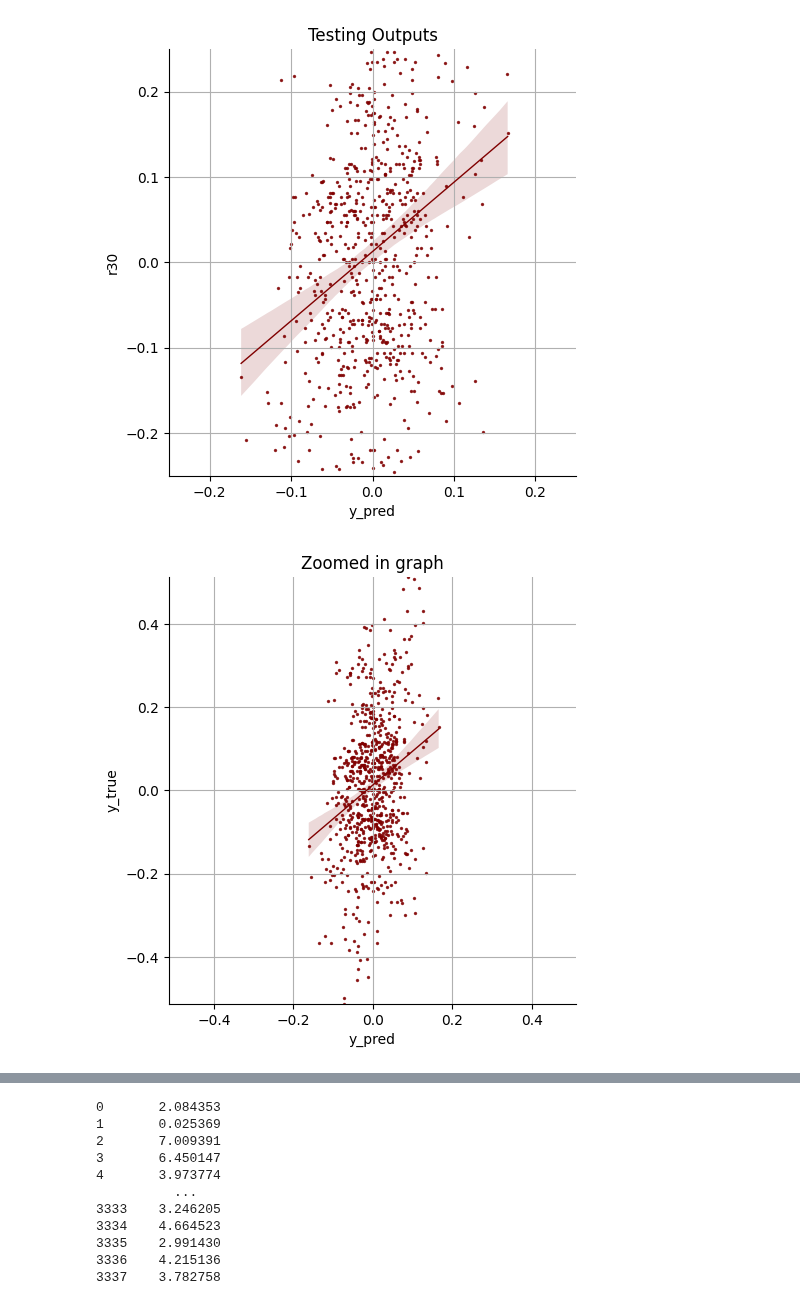
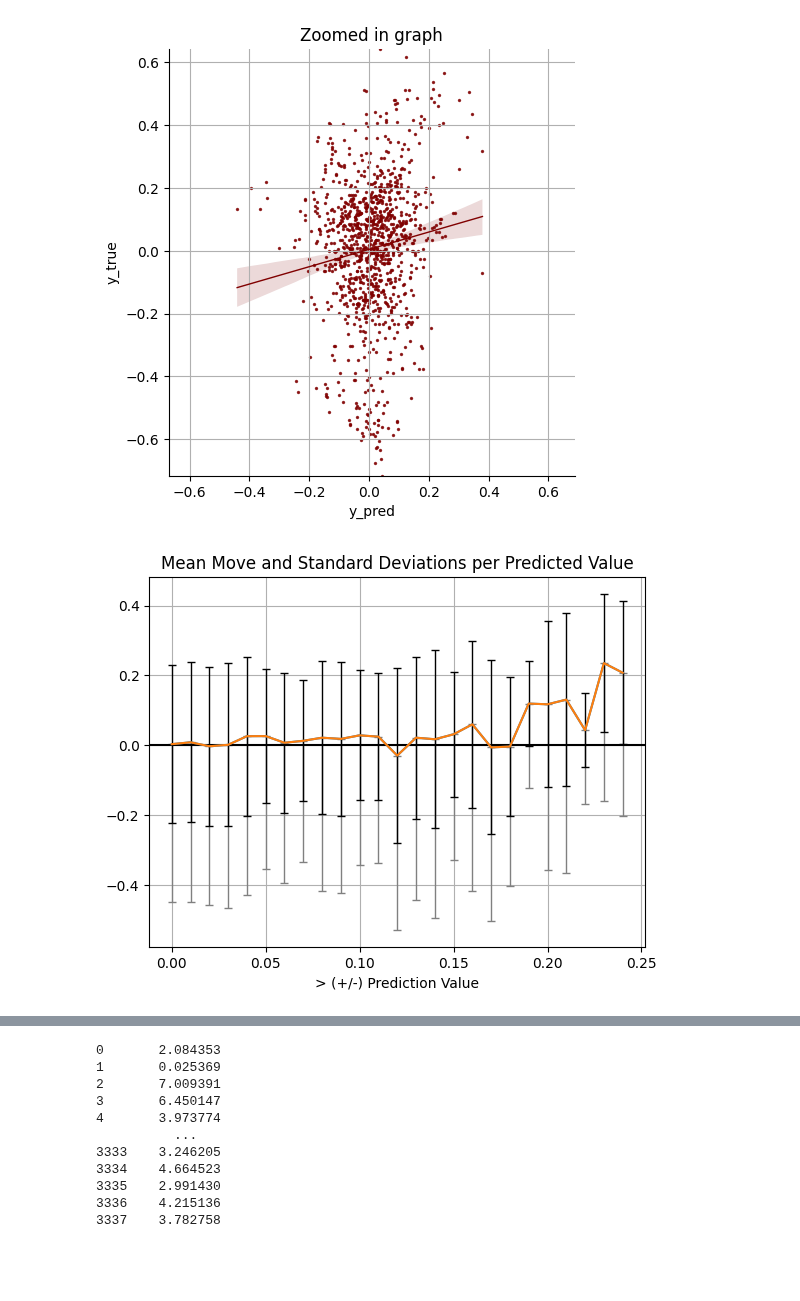
Before and after one commit to Logan-Kelsch/-ES-NN-test1, a Jupyter notebook: NN/NN_V4.0/LSTM_exam.ipynb, the cells around one changed output, grey strips where cells are left out. Cells and saved outputs as stored; diff of their text form; code cells hidden in the pictures; blank space fills up the shorter version.

Commit message:
got rid of transformation scale leak. training new model here

```diff
--- a/NN/NN_V4.0/LSTM_exam.ipynb
+++ b/NN/NN_V4.0/LSTM_exam.ipynb
@@ -32,7 +32,7 @@ data = pd.read_csv('d1_test_.csv')
 dataTRAIN = pd.read_csv('catted_1-8.csv')
 
 #      'Dr1' 'Dr3' 'Mr1' 'Mr3'
-testFor = 'r30'
+testFor = 'r60'
 timeSteps = 10
 tType = testFor[0]
 
@@ -142,11 +142,17 @@ def remove_zero_mo_samples(X, y):
     y_filtered = y[non_zero_indices]
     return X_filtered, y_filtered
 
+t0930 = -0.321405
+t1045 = -0.142368
+t1200 = 0.0366699
+t1600 = 10
+
+
 def remove_extra_filter(X, y):
-    indices = (X[:, timeSteps-1, len(Xfeatures)-3] >= -0.321405)#-3 is ToD, this value is 9:30am
+    indices = (X[:, timeSteps-1, len(Xfeatures)-3] >= t0930)#-3 is ToD, this value is 9:30am
     X = X[indices]
     y = y[indices]
-    indices = (X[:, timeSteps-1, len(Xfeatures)-3] <= 0.0366699)#-3 is ToD, this value is 12:00pm
+    indices = (X[:, timeSteps-1, len(Xfeatures)-3] <= t1200)#-3 is ToD, this value is 12:00pm
     X = X[indices]
     y = y[indices]
     return X, y
@@ -183,7 +189,7 @@ def skew_loss(y_true,y_pred,sFact=4):
 mos = X[:, timeSteps-1, len(Xfeatures)-1].mean()
 print(mos)
 
-loaded_model = tf.keras.models.load_model('r30_10s_LSTM_5.keras')#----------------------------------------------------------------------
+loaded_model = tf.keras.models.load_model('r30_10s_LSTM_13.keras')#----------------------------------------------------------------------
 loaded_model.compile(optimizer='adam',
                   loss='mse'
                   ,metrics=['R2Score','root_mean_squared_error'])
@@ -200,20 +206,17 @@ y = np.squeeze(y)
 ys = pd.DataFrame({"y_pred":y_pred,"y_true":y})
 #data.insert(1, "y_pred", y_pred, True)
 # plot 1 with axes level-plot
+'''
 g = sns.lmplot(data=ys,x="y_pred", y="y_true", scatter_kws=s_kws,line_kws=l_kws)#, hue="MO")
-
-#plt.scatter(y_pred, y, s=1)
 plt.axis('tight')
 plt.grid()
 plt.title('Testing Outputs')
 plt.xlabel('y_pred')
 plt.ylabel(testFor)
-
-
 plt.xlim(-.25,.25)
 plt.ylim(-.25,.25)
 plt.show()
-
+'''
 g = sns.lmplot(data=ys,x="y_pred", y="y_true", scatter_kws=s_kws, line_kws=l_kws)#,hue="MO")
 plt.title('Zoomed in graph')
 plt.grid()
@@ -227,7 +230,7 @@ plt.xlim(x_min, x_max)
 plt.show()
 
 #DIRECTIONAL ACCURACY #DIRECTIONAL ACCURACY  #DIRECTIONAL ACCURACY  #DIRECTIONAL ACCURACY  #DIRECTIONAL ACCURACY
-specGuess = 0.25
+specGuess = .25
 frac = 100
 fracf = 1/frac
 specAcc, locSpecAcc = [], []
@@ -285,11 +288,13 @@ for v in range(0,int(specGuess*frac)):
 
 
     if(len(sameTmp)>0 and len(diffTmp)>0):
-        allTmp = locSameTmp
+        allTmp = locSameTmp.copy()
+        locDiffTmp = np.multiply(locDiffTmp, -1)
         for i in range(len(locDiffTmp)):
             allTmp.append(locDiffTmp[i])
         locMean.append(np.average(allTmp))
         locStd.append(np.std(allTmp))
+        locDiffTmp = np.multiply(locDiffTmp, -1)
     else:
         locMean.append(locMean[-1])
         locStd.append(locStd[-1])
@@ -298,9 +303,9 @@ for v in range(0,int(specGuess*frac)):
         sameDirAvg.append(np.average(sameTmp))
         sameDirMax.append(np.max(sameTmp))
         sameDirMin.append(np.min(sameTmp))
-        locSameDirAvg.append(np.average(sameTmp))
-        locSameDirMax.append(np.max(sameTmp))
-        locSameDirMin.append(np.min(sameTmp))
+        locSameDirAvg.append(np.average(locSameTmp))
+        locSameDirMax.append(np.max(locSameTmp))
+        locSameDirMin.append(np.min(locSameTmp))
     else:
         sameDirAvg.append(0.1)
         sameDirMax.append(0.1)
@@ -312,9 +317,9 @@ for v in range(0,int(specGuess*frac)):
         diffDirAvg.append(np.average(diffTmp))
         diffDirMax.append(np.max(diffTmp))
         diffDirMin.append(np.min(diffTmp))
-        locDiffDirAvg.append(np.average(diffTmp))
-        locDiffDirMax.append(np.max(diffTmp))
-        locDiffDirMin.append(np.min(diffTmp))
+        locDiffDirAvg.append(np.average(locDiffTmp))
+        locDiffDirMax.append(np.max(locDiffTmp))
+        locDiffDirMin.append(np.min(locDiffTmp))
     else:
         diffDirAvg.append(0.1)
         diffDirMax.append(0.1)
@@ -336,6 +341,18 @@ for v in range(0,int(specGuess*frac)):
 #print('Directional Accuracy:\t\t',directionalAccuracy)
 valCount = [x / valCount[0] * 100 for x in valCount]
 locValCount = [x / locValCount[0] * 100 for x in locValCount]
+
+std2 = np.multiply(locStd, 2)
+std0 = np.multiply(locStd, 0)
+yerr = [std2,std0]
+plt.title('Mean Move and Standard Deviations per Predicted Value')
+plt.xlabel('> (+/-) Prediction Value')
+plt.errorbar(np.arange(0,(1/frac)*len(specAcc),(1/frac)), locMean, yerr=yerr, capsize=3, ecolor = "gray", elinewidth=1, markeredgewidth='1',markersize=2)
+plt.errorbar(np.arange(0,(1/frac)*len(specAcc),(1/frac)), locMean, locStd, capsize=3, ecolor = "black", elinewidth=1, markeredgewidth='1',markersize=2)
+plt.axhline(0,color='black')
+plt.grid()
+plt.show()
+
 plt.figure(figsize=(18, 9))
 plt.plot(np.arange(0,(1/frac)*len(specAcc),(1/frac)), specAcc, 'maroon', label='Directional Accuracy')
 plt.scatter(np.arange(0,(1/frac)*len(specAcc),(1/frac)), specAcc, s=5, color='maroon')
@@ -354,10 +371,12 @@ plt.figure(figsize=(16, 8))
 plt.subplot(1,2,1)
 plt.title('Average Move by Directional Accuracy')
 plt.xlabel('> (+/-) Prediction Value')
+plt.plot(np.arange(0,(1/frac)*len(specAcc),(1/frac)), locSameDirAvg, '#bbbbbb', label='Directional Accuracy')
 plt.plot(np.arange(0,(1/frac)*len(specAcc),(1/frac)), sameDirAvg, 'maroon', label='Directional Accuracy')
+plt.plot(np.arange(0,(1/frac)*len(specAcc),(1/frac)), locDiffDirAvg, '#bbbbbb', label='Directional Accuracy')
 plt.plot(np.arange(0,(1/frac)*len(specAcc),(1/frac)), diffDirAvg, 'purple', label='Directional Accuracy')
 plt.grid()
-plt.legend(['Accurate','Inaccurate'], loc='upper left')
+plt.legend(['Accurate','Accurate - Local','Inaccurate','Inaccurate - Local'], loc='upper left')
 plt.subplot(1,2,2)
 plt.title('P/L Ratio')
 plt.xlabel('> (+/-) Prediction Value')
@@ -380,16 +399,6 @@ plt.plot(np.arange(0,(1/frac)*len(specAcc),(1/frac)), diffDirMax, 'purple', labe
 plt.plot(np.arange(0,(1/frac)*len(specAcc),(1/frac)), diffDirMin, 'purple', label='Directional Accuracy')
 plt.grid()
 plt.show()
-std2 = np.multiply(locStd, 2)
-std0 = np.multiply(locStd, 0)
-yerr = [std2,std0]
-plt.title('Mean Move and Standard Deviations per Predicted Value')
-plt.xlabel('> (+/-) Prediction Value')
-plt.errorbar(np.arange(0,(1/frac)*len(specAcc),(1/frac)), locMean, yerr=yerr, capsize=3, ecolor = "gray", elinewidth=1, markeredgewidth='1',markersize=2)
-plt.errorbar(np.arange(0,(1/frac)*len(specAcc),(1/frac)), locMean, locStd, capsize=3, ecolor = "black", elinewidth=1, markeredgewidth='1',markersize=2)
-plt.axhline(0,color='black')
-plt.grid()
-plt.show()
 # %% [output]
 TESTED FEATURES:
 Index(['vel5', 'vel10', 'vel15', 'vel30', 'vel60', 'acc5', 'acc10', 'acc15',
@@ -409,2 +418,2 @@ y shape == (6830,).
-[figure, old version]
+[figure, new version]
-[figure, old version]
+[figure, new version]
```
Also changed, not shown: parts of 1 cell of this notebook, 2 other files.
